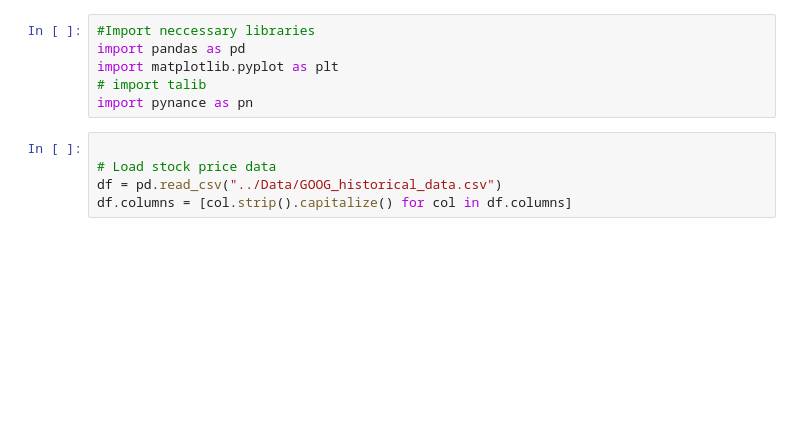
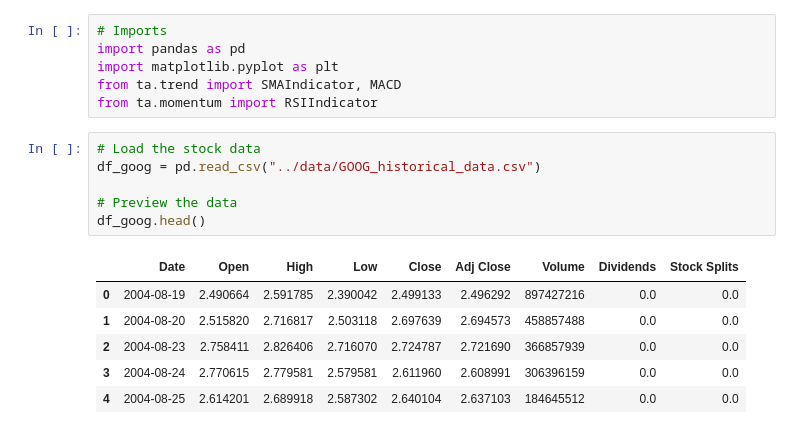
Before and after one commit to LidetuTadesse/fin-sentiment-stock-predictor, a Jupyter notebook: notebooks/GOOG_quantitative_analysis.ipynb, the cells around one changed output. Cells and saved outputs as stored; diff of their text form; blank space fills up the shorter version.

```diff
--- a/notebooks/GOOG_quantitative_analysis.ipynb
+++ b/notebooks/GOOG_quantitative_analysis.ipynb
@@ -1,12 +1,20 @@
 # %%
-#Import neccessary libraries
+# Imports
 import pandas as pd
 import matplotlib.pyplot as plt
-# import talib
-import pynance as pn
+from ta.trend import SMAIndicator, MACD
+from ta.momentum import RSIIndicator
-# %%
-
-# Load stock price data
-df = pd.read_csv("../Data/GOOG_historical_data.csv")
-df.columns = [col.strip().capitalize() for col in df.columns]
+# %%
+# Load the stock data
+df_goog = pd.read_csv("../data/GOOG_historical_data.csv")
+
+# Preview the data
+df_goog.head()
+# %% [output]
+|  | Date | Open | High | Low | Close | Adj Close | Volume | Dividends | Stock Splits |
+| 0 | 2004-08-19 | 2.490664 | 2.591785 | 2.390042 | 2.499133 | 2.496292 | 897427216 | 0.0 | 0.0 |
+| 1 | 2004-08-20 | 2.515820 | 2.716817 | 2.503118 | 2.697639 | 2.694573 | 458857488 | 0.0 | 0.0 |
+| 2 | 2004-08-23 | 2.758411 | 2.826406 | 2.716070 | 2.724787 | 2.721690 | 366857939 | 0.0 | 0.0 |
+| 3 | 2004-08-24 | 2.770615 | 2.779581 | 2.579581 | 2.611960 | 2.608991 | 306396159 | 0.0 | 0.0 |
+| 4 | 2004-08-25 | 2.614201 | 2.689918 | 2.587302 | 2.640104 | 2.637103 | 184645512 | 0.0 | 0.0 |
 # %%
```
Also changed, not shown: parts of 7 cells of this notebook.
